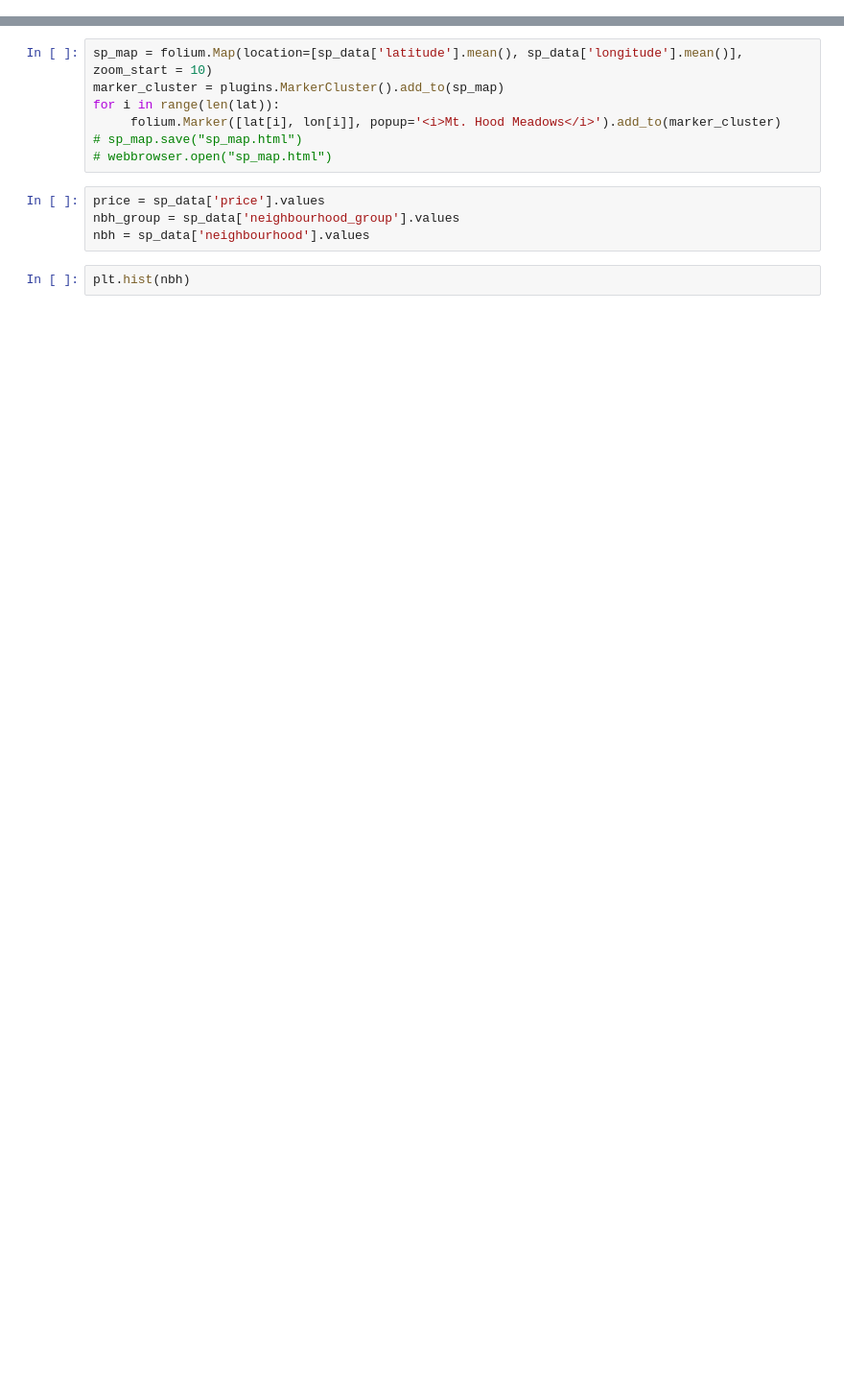
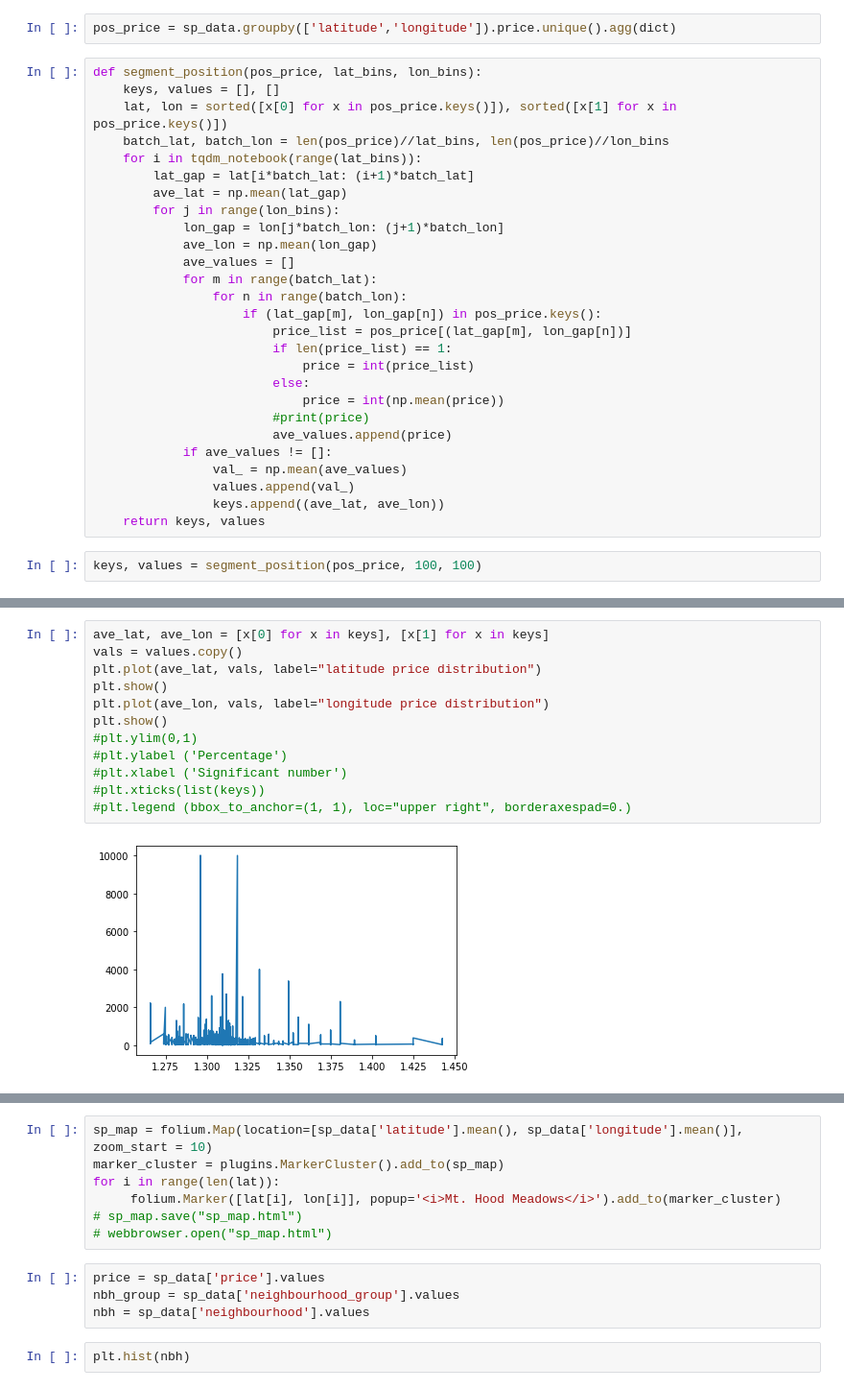
Before and after one commit to ReBachtr/Airbnb_data_analysis, a Jupyter notebook: code/singapore_lyf.ipynb, the cells around one changed output, grey strips where cells are left out. Shown at 96% size. Drawn from its saved outputs; the diff is of its cells as text; blank space fills up the shorter version.

```diff
--- a/code/singapore_lyf.ipynb
+++ b/code/singapore_lyf.ipynb
@@ -25,0 +55,31 @@ lon = sp_data['longitude'].values
+# %%
+pos_price = sp_data.groupby(['latitude','longitude']).price.unique().agg(dict)
+# %%
+def segment_position(pos_price, lat_bins, lon_bins):
+    keys, values = [], []
+    lat, lon = sorted([x[0] for x in pos_price.keys()]), sorted([x[1] for x in pos_price.keys()])
+    batch_lat, batch_lon = len(pos_price)//lat_bins, len(pos_price)//lon_bins
+    for i in tqdm_notebook(range(lat_bins)):
+        lat_gap = lat[i*batch_lat: (i+1)*batch_lat]
+        ave_lat = np.mean(lat_gap)
+        for j in range(lon_bins):
+            lon_gap = lon[j*batch_lon: (j+1)*batch_lon]
+            ave_lon = np.mean(lon_gap)
+            ave_values = []
+            for m in range(batch_lat):
+                for n in range(batch_lon):
+                    if (lat_gap[m], lon_gap[n]) in pos_price.keys():
+                        price_list = pos_price[(lat_gap[m], lon_gap[n])]
+                        if len(price_list) == 1:
+                            price = int(price_list)
+                        else:
+                            price = int(np.mean(price))
+                        #print(price)
+                        ave_values.append(price)
+            if ave_values != []:
+                val_ = np.mean(ave_values)
+                values.append(val_)
+                keys.append((ave_lat, ave_lon))
+    return keys, values
+# %%
+keys, values = segment_position(pos_price, 100, 100)
@@ -25,0 +88,14 @@ lon = sp_data['longitude'].values
+# %%
+ave_lat, ave_lon = [x[0] for x in keys], [x[1] for x in keys]
+vals = values.copy()
+plt.plot(ave_lat, vals, label="latitude price distribution")
+plt.show()
+plt.plot(ave_lon, vals, label="longitude price distribution")
+plt.show()
+#plt.ylim(0,1)
+#plt.ylabel ('Percentage')
+#plt.xlabel ('Significant number')
+#plt.xticks(list(keys))
+#plt.legend (bbox_to_anchor=(1, 1), loc="upper right", borderaxespad=0.)
+# %% [output]
+[figure, added]
```
Also changed, not shown: parts of 13 cells of this notebook.
